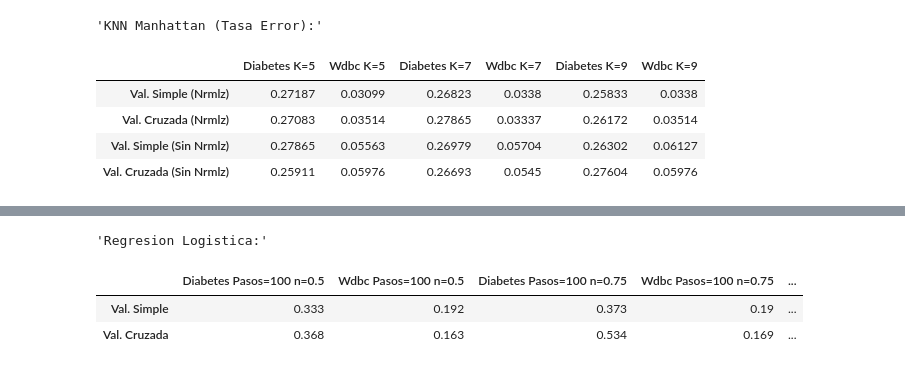
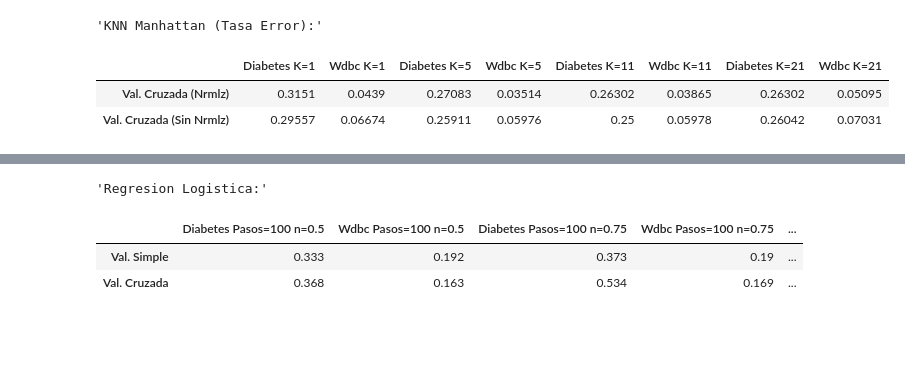
Before and after one commit to pelayo717/FAA_1462, a Jupyter notebook: P2/Notebook_P2_completo.ipynb, the cells around one changed output, grey strips where cells are left out. Cells and saved outputs as stored; diff of their text form; code cells hidden in the pictures; blank space fills up the shorter version.

```diff
--- a/P2/Notebook_P2_completo.ipynb
+++ b/P2/Notebook_P2_completo.ipynb
@@ -120,90 +106,77 @@ display(df.style.apply(highlight_min))
 # %%
 """ Distancia de Manhattan """
 
+knn = ClasificadorVecinosProximos(1, Manhattan)
+
+medias_cruzadas_diabetes_knn_1 = knn.validacion(validacion_cruzada_diabetes, datos_diabetes)
+
+medias_cruzadas_wdbc_knn_1 = knn.validacion(validacion_cruzada_wdbc, datos_wdbc)
+
+medias_cruzadas_diabetes_knn_1_sin = knn.validacion(validacion_cruzada_diabetes, datos_diabetes,False,False)
+
+medias_cruzadas_wdbc_knn_1_sin = knn.validacion(validacion_cruzada_wdbc, datos_wdbc,False,False)
+
 knn = ClasificadorVecinosProximos(5, Manhattan)
 
-medias_simples_diabetes_knn_5 = knn.validacion(validacion_simple_diabetes, datos_diabetes)
 medias_cruzadas_diabetes_knn_5 = knn.validacion(validacion_cruzada_diabetes, datos_diabetes)
 
-medias_simples_wdbc_knn_5 = knn.validacion(validacion_simple_wdbc, datos_wdbc)
 medias_cruzadas_wdbc_knn_5 = knn.validacion(validacion_cruzada_wdbc, datos_wdbc)
 
-medias_simples_diabetes_knn_5_sin = knn.validacion(validacion_simple_diabetes, datos_diabetes,False,False)
 medias_cruzadas_diabetes_knn_5_sin = knn.validacion(validacion_cruzada_diabetes, datos_diabetes,False,False)
 
-medias_simples_wdbc_knn_5_sin = knn.validacion(validacion_simple_wdbc, datos_wdbc,False,False)
 medias_cruzadas_wdbc_knn_5_sin = knn.validacion(validacion_cruzada_wdbc, datos_wdbc,False,False)
 
-knn = ClasificadorVecinosProximos(7, Manhattan)
+knn = ClasificadorVecinosProximos(11, Manhattan)
 
-medias_simples_diabetes_knn_7 = knn.validacion(validacion_simple_diabetes, datos_diabetes)
-medias_cruzadas_diabetes_knn_7 = knn.validacion(validacion_cruzada_diabetes, datos_diabetes)
+medias_cruzadas_diabetes_knn_11 = knn.validacion(validacion_cruzada_diabetes, datos_diabetes)
 
-medias_simples_wdbc_knn_7 = knn.validacion(validacion_simple_wdbc, datos_wdbc)
-medias_cruzadas_wdbc_knn_7 = knn.validacion(validacion_cruzada_wdbc, datos_wdbc)
+medias_cruzadas_wdbc_knn_11 = knn.validacion(validacion_cruzada_wdbc, datos_wdbc)
 
-medias_simples_diabetes_knn_7_sin = knn.validacion(validacion_simple_diabetes, datos_diabetes,False,False)
-medias_cruzadas_diabetes_knn_7_sin = knn.validacion(validacion_cruzada_diabetes, datos_diabetes,False,False)
+medias_cruzadas_diabetes_knn_11_sin = knn.validacion(validacion_cruzada_diabetes, datos_diabetes,False,False)
 
-medias_simples_wdbc_knn_7_sin = knn.validacion(validacion_simple_wdbc, datos_wdbc,False,False)
-medias_cruzadas_wdbc_knn_7_sin = knn.validacion(validacion_cruzada_wdbc, datos_wdbc,False,False)
+medias_cruzadas_wdbc_knn_11_sin = knn.validacion(validacion_cruzada_wdbc, datos_wdbc,False,False)
 
-knn = ClasificadorVecinosProximos(9, Manhattan)
+knn = ClasificadorVecinosProximos(21, Manhattan)
 
-medias_simples_diabetes_knn_9 = knn.validacion(validacion_simple_diabetes, datos_diabetes)
-medias_cruzadas_diabetes_knn_9 = knn.validacion(validacion_cruzada_diabetes, datos_diabetes)
+medias_cruzadas_diabetes_knn_21 = knn.validacion(validacion_cruzada_diabetes, datos_diabetes)
 
-medias_simples_wdbc_knn_9 = knn.validacion(validacion_simple_wdbc, datos_wdbc)
-medias_cruzadas_wdbc_knn_9 = knn.validacion(validacion_cruzada_wdbc, datos_wdbc)
+medias_cruzadas_wdbc_knn_21 = knn.validacion(validacion_cruzada_wdbc, datos_wdbc)
 
-medias_simples_diabetes_knn_9_sin = knn.validacion(validacion_simple_diabetes, datos_diabetes,False,False)
-medias_cruzadas_diabetes_knn_9_sin = knn.validacion(validacion_cruzada_diabetes, datos_diabetes,False,False)
+medias_cruzadas_diabetes_knn_21_sin = knn.validacion(validacion_cruzada_diabetes, datos_diabetes,False,False)
 
-medias_simples_wdbc_knn_9_sin = knn.validacion(validacion_simple_wdbc, datos_wdbc,False,False)
-medias_cruzadas_wdbc_knn_9_sin = knn.validacion(validacion_cruzada_wdbc, datos_wdbc,False,False)
+medias_cruzadas_wdbc_knn_21_sin = knn.validacion(validacion_cruzada_wdbc, datos_wdbc,False,False)
+
 
 # Guardamos resultados de los resultados KNN
 resultados_P2 = [
-    [round(medias_simples_diabetes_knn_5[0], 5),
-    round(medias_simples_wdbc_knn_5[0], 5),
-    round(medias_simples_diabetes_knn_7[0], 5),
-    round(medias_simples_wdbc_knn_7[0], 5),
-    round(medias_simples_diabetes_knn_9[0], 5),
-    round(medias_simples_wdbc_knn_9[0], 5)],
+    [round(medias_cruzadas_diabetes_knn_1[0], 5),
+    round(medias_cruzadas_wdbc_knn_1[0], 5),
+    round(medias_cruzadas_diabetes_knn_5[0], 5),
+    round(medias_cruzadas_wdbc_knn_5[0], 5),
+    round(medias_cruzadas_diabetes_knn_11[0], 5),
+    round(medias_cruzadas_wdbc_knn_11[0], 5),
+    round(medias_cruzadas_diabetes_knn_21[0], 5),
+    round(medias_cruzadas_wdbc_knn_21[0], 5)],
 
-    [round(medias_cruzadas_diabetes_knn_5[0], 5),
-    round(medias_cruzadas_wdbc_knn_5[0], 5),
-    round(medias_cruzadas_diabetes_knn_7[0], 5),
-    round(medias_cruzadas_wdbc_knn_7[0], 5),
-    round(medias_cruzadas_diabetes_knn_9[0], 5),
-    round(medias_cruzadas_wdbc_knn_9[0], 5)],
-
-    [round(medias_simples_diabetes_knn_5_sin[0], 5),
-    round(medias_simples_wdbc_knn_5_sin[0], 5),
-    round(medias_simples_diabetes_knn_7_sin[0], 5),
-    round(medias_simples_wdbc_knn_7_sin[0], 5),
-    round(medias_simples_diabetes_knn_9_sin[0], 5),
-    round(medias_simples_wdbc_knn_9_sin[0], 5)],
-
-    [round(medias_cruzadas_diabetes_knn_5_sin[0], 5),
+    [round(medias_cruzadas_diabetes_knn_1_sin[0], 5),
+    round(medias_cruzadas_wdbc_knn_1_sin[0], 5),
+    round(medias_cruzadas_diabetes_knn_5_sin[0], 5),
     round(medias_cruzadas_wdbc_knn_5_sin[0], 5),
-    round(medias_cruzadas_diabetes_knn_7_sin[0], 5),
-    round(medias_cruzadas_wdbc_knn_7_sin[0], 5),
-    round(medias_cruzadas_diabetes_knn_9_sin[0], 5),
-    round(medias_cruzadas_wdbc_knn_9_sin[0], 5)]
+    round(medias_cruzadas_diabetes_knn_11_sin[0], 5),
+    round(medias_cruzadas_wdbc_knn_11_sin[0], 5),
+    round(medias_cruzadas_diabetes_knn_21_sin[0], 5),
+    round(medias_cruzadas_wdbc_knn_21_sin[0], 5)]
     ]
 
 # Impresion de las tablas
 display("KNN Manhattan (Tasa Error):")
-df = pd.DataFrame(np.array(resultados_P2),columns=['Diabetes K=5', 'Wdbc K=5', 'Diabetes K=7', 'Wdbc K=7', 'Diabetes K=9', 'Wdbc K=9'],index=['Val. Simple (Nrmlz)', 'Val. Cruzada (Nrmlz)','Val. Simple (Sin Nrmlz)', 'Val. Cruzada (Sin Nrmlz)'])
+df = pd.DataFrame(np.array(resultados_P2),columns=['Diabetes K=1', 'Wdbc K=1', 'Diabetes K=5', 'Wdbc K=5', 'Diabetes K=11', 'Wdbc K=11', 'Diabetes K=21', 'Wdbc K=21'],index=['Val. Cruzada (Nrmlz)','Val. Cruzada (Sin Nrmlz)'])
 display(df.style.apply(highlight_min))
 # %% [output]
 'KNN Manhattan (Tasa Error):'
-|  | Diabetes K=5 | Wdbc K=5 | Diabetes K=7 | Wdbc K=7 | Diabetes K=9 | Wdbc K=9 |
-| Val. Simple (Nrmlz) | 0.27187 | 0.03099 | 0.26823 | 0.0338 | 0.25833 | 0.0338 |
-| Val. Cruzada (Nrmlz) | 0.27083 | 0.03514 | 0.27865 | 0.03337 | 0.26172 | 0.03514 |
-| Val. Simple (Sin Nrmlz) | 0.27865 | 0.05563 | 0.26979 | 0.05704 | 0.26302 | 0.06127 |
-| Val. Cruzada (Sin Nrmlz) | 0.25911 | 0.05976 | 0.26693 | 0.0545 | 0.27604 | 0.05976 |
+|  | Diabetes K=1 | Wdbc K=1 | Diabetes K=5 | Wdbc K=5 | Diabetes K=11 | Wdbc K=11 | Diabetes K=21 | Wdbc K=21 |
+| Val. Cruzada (Nrmlz) | 0.3151 | 0.0439 | 0.27083 | 0.03514 | 0.26302 | 0.03865 | 0.26302 | 0.05095 |
+| Val. Cruzada (Sin Nrmlz) | 0.29557 | 0.06674 | 0.25911 | 0.05976 | 0.25 | 0.05978 | 0.26042 | 0.07031 |
 # %%
 """ Distancia de Mahalanobis """
 
```
Also changed, not shown: parts of 3 cells of this notebook, 1 other file.
